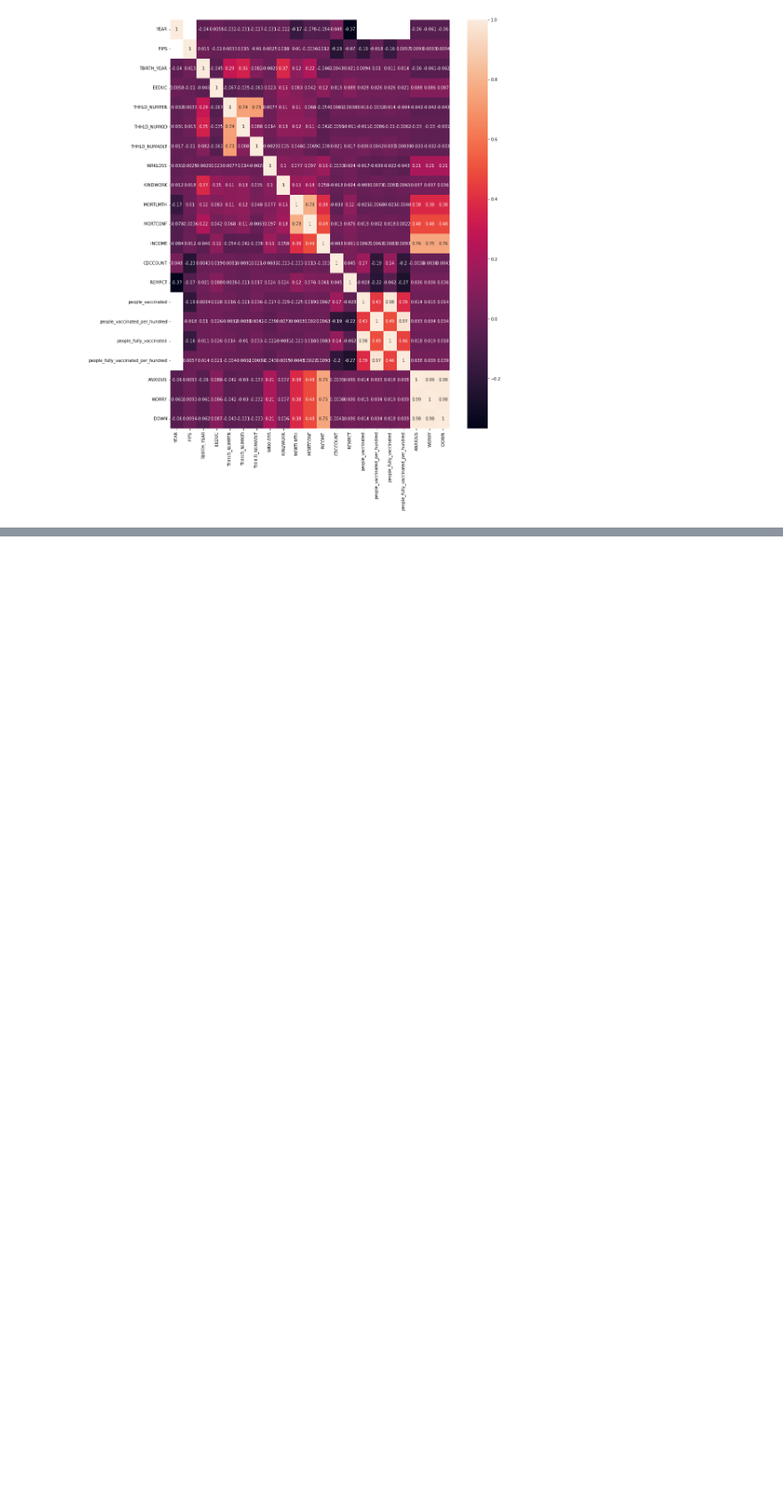
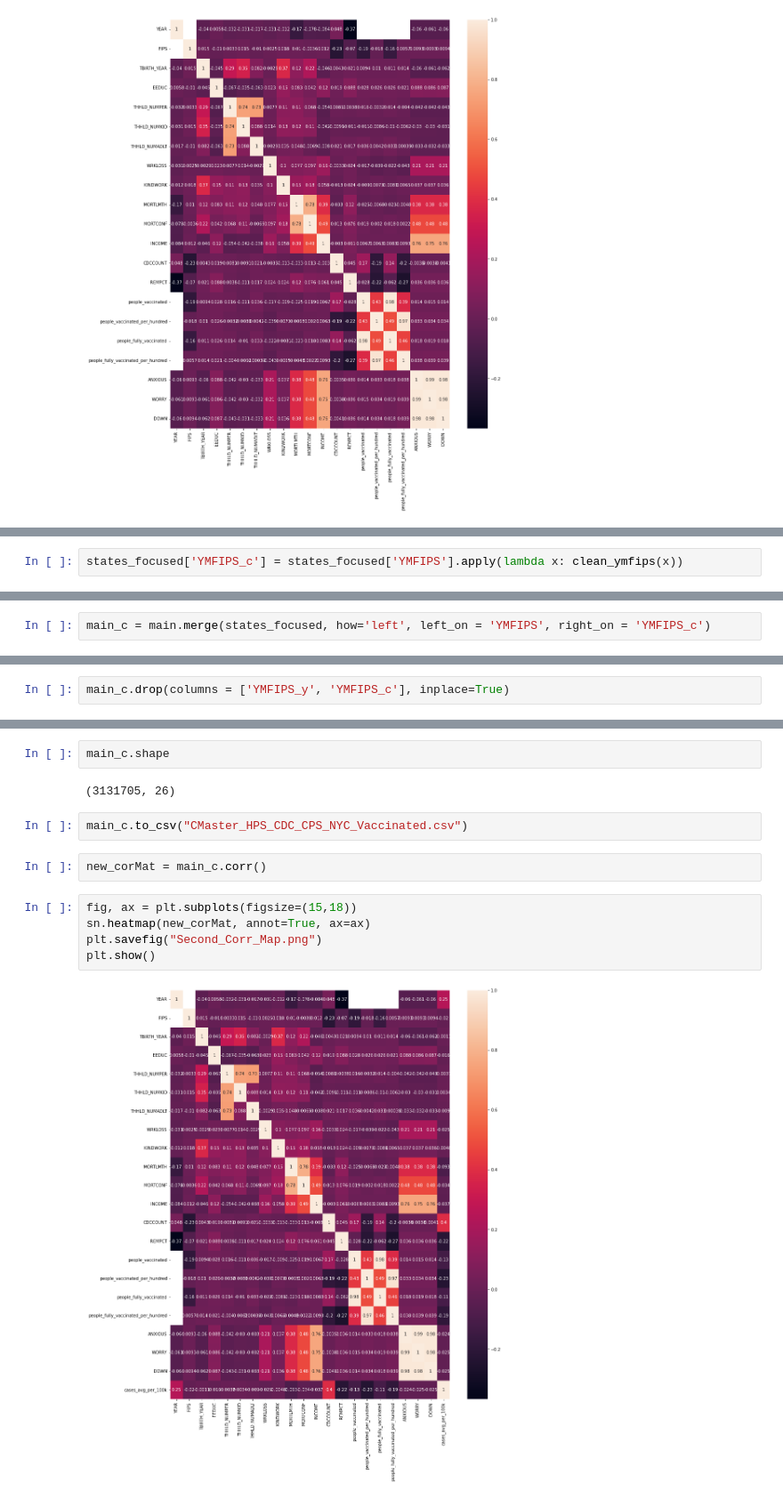
Before and after one commit to AyersAuthentic/dva_data_viz, a Jupyter notebook: Data_Exploration/Data_Exp_Testing.ipynb, the cells around one changed output, grey strips where cells are left out. Shown at 89% size. Drawn from its saved outputs; the diff is of its cells as text; blank space fills up the shorter version.

```diff
--- a/Data_Exploration/Data_Exp_Testing.ipynb
+++ b/Data_Exploration/Data_Exp_Testing.ipynb
@@ -60,0 +167,2 @@ plt.show()
+# %%
+states_focused['YMFIPS_c'] = states_focused['YMFIPS'].apply(lambda x: clean_ymfips(x))
@@ -60,0 +198,2 @@ plt.show()
+# %%
+main_c = main.merge(states_focused, how='left', left_on = 'YMFIPS', right_on = 'YMFIPS_c')
@@ -60,0 +248,2 @@ plt.show()
+# %%
+main_c.drop(columns = ['YMFIPS_y', 'YMFIPS_c'], inplace=True)
@@ -60,0 +259,15 @@ plt.show()
+# %%
+main_c.shape
+# %% [output]
+(3131705, 26)
+# %%
+main_c.to_csv("CMaster_HPS_CDC_CPS_NYC_Vaccinated.csv")
+# %%
+new_corMat = main_c.corr()
+# %%
+fig, ax = plt.subplots(figsize=(15,18))
+sn.heatmap(new_corMat, annot=True, ax=ax)
+plt.savefig("Second_Corr_Map.png")
+plt.show()
+# %% [output]
+[figure, added]
```
Also changed, not shown: parts of 33 cells of this notebook, 3 other files.
